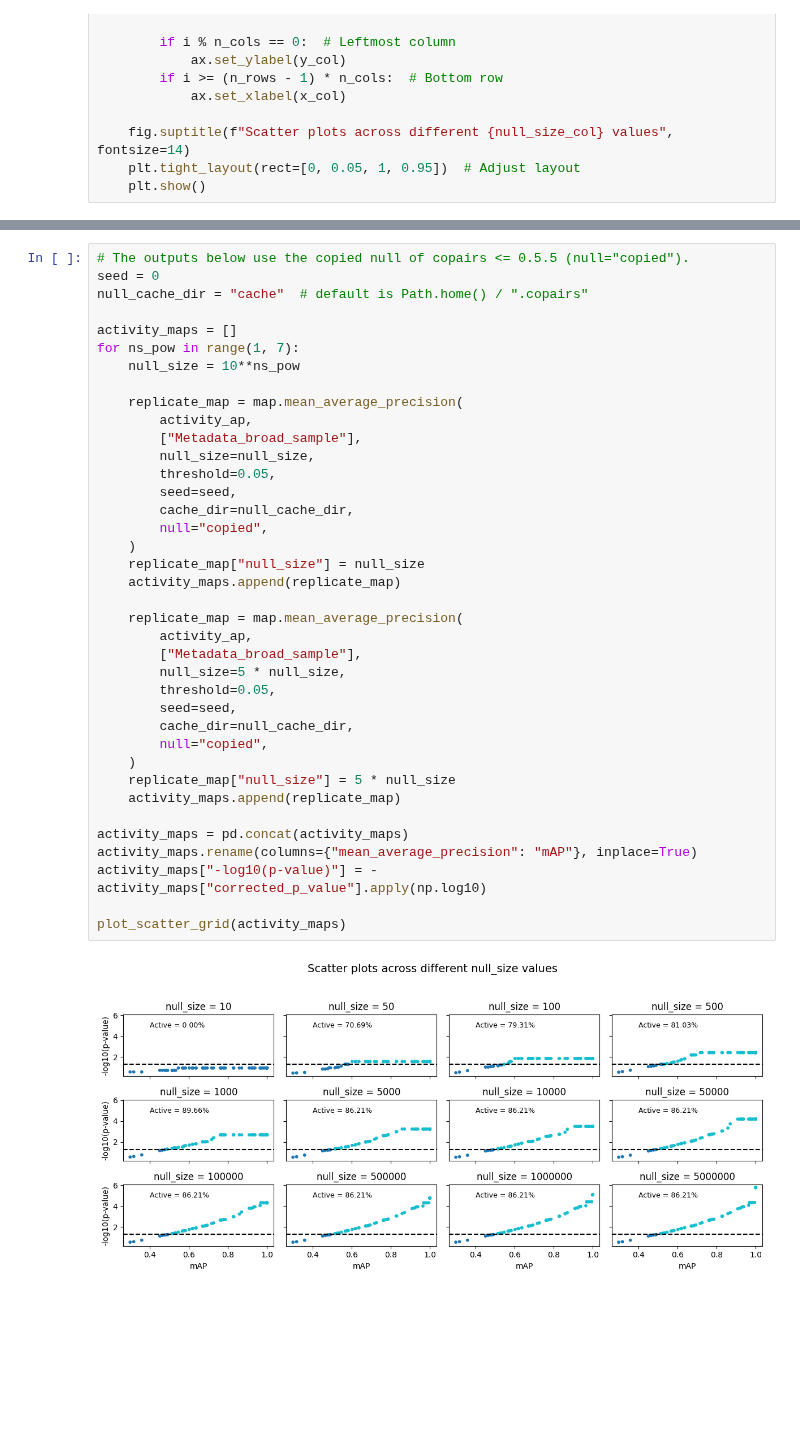
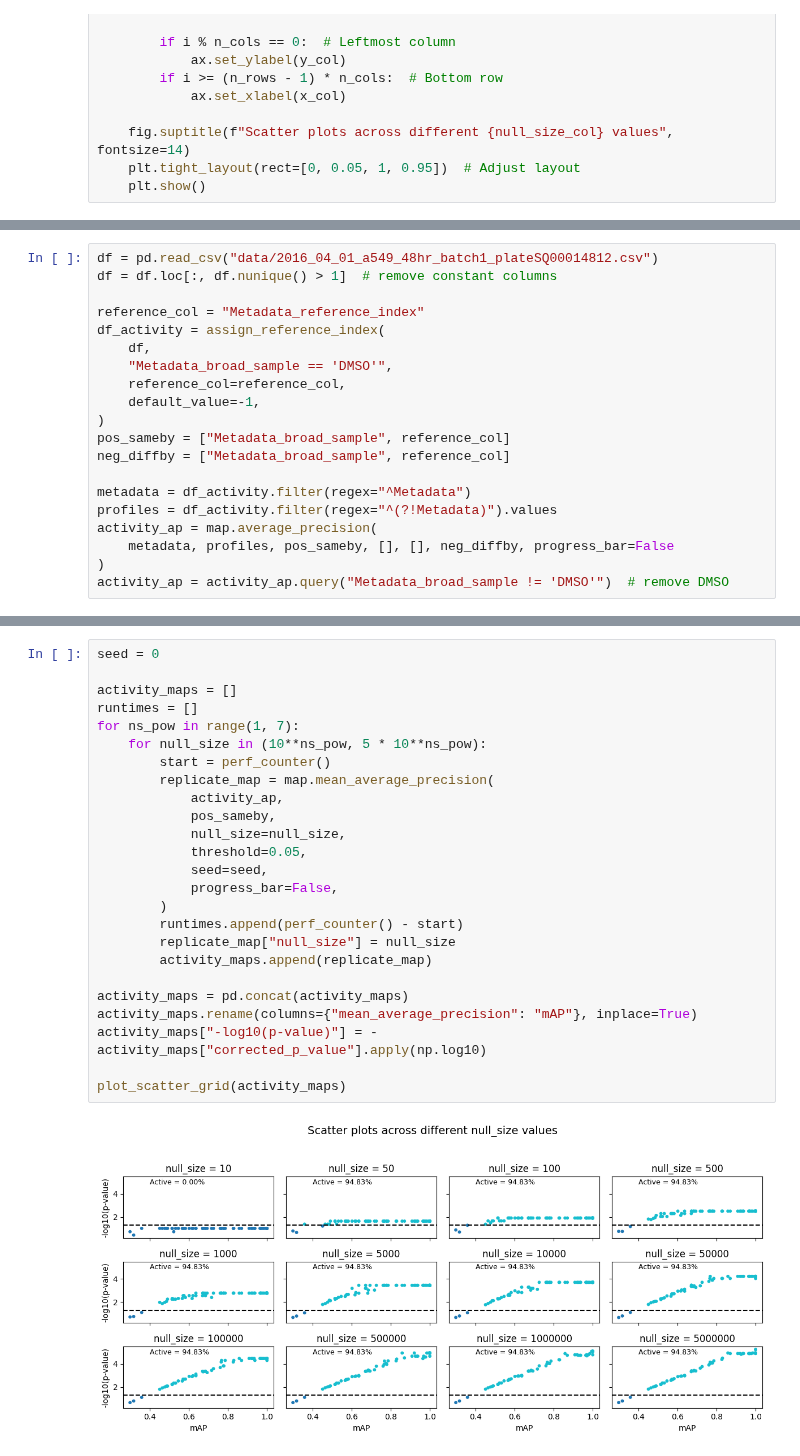
Before and after one commit to cytomining/copairs, a Jupyter notebook: docs/examples/null_size.ipynb, the cells around one changed output, grey strips where cells are left out. Cells and saved outputs as stored; diff of their text form; blank space fills up the shorter version.

```diff
--- a/docs/examples/null_size.ipynb
+++ b/docs/examples/null_size.ipynb
@@ -92,0 +81,20 @@ Let's calculate the complete null size for the example dataset.
+# %%
+df = pd.read_csv("data/2016_04_01_a549_48hr_batch1_plateSQ00014812.csv")
+df = df.loc[:, df.nunique() > 1]  # remove constant columns
+
+reference_col = "Metadata_reference_index"
+df_activity = assign_reference_index(
+    df,
+    "Metadata_broad_sample == 'DMSO'",
+    reference_col=reference_col,
+    default_value=-1,
+)
+pos_sameby = ["Metadata_broad_sample", reference_col]
+neg_diffby = ["Metadata_broad_sample", reference_col]
+
+metadata = df_activity.filter(regex="^Metadata")
+profiles = df_activity.filter(regex="^(?!Metadata)").values
+activity_ap = map.average_precision(
+    metadata, profiles, pos_sameby, [], [], neg_diffby, progress_bar=False
+)
+activity_ap = activity_ap.query("Metadata_broad_sample != 'DMSO'")  # remove DMSO
@@ -124,40 +146,27 @@ We'll also change the location of cached null distributions from user home to a
 # %%
-# The outputs below use the copied null of copairs <= 0.5.5 (null="copied").
 seed = 0
-null_cache_dir = "cache"  # default is Path.home() / ".copairs"
 
 activity_maps = []
+runtimes = []
 for ns_pow in range(1, 7):
-    null_size = 10**ns_pow
-
-    replicate_map = map.mean_average_precision(
-        activity_ap,
-        ["Metadata_broad_sample"],
-        null_size=null_size,
-        threshold=0.05,
-        seed=seed,
-        cache_dir=null_cache_dir,
-        null="copied",
-    )
-    replicate_map["null_size"] = null_size
-    activity_maps.append(replicate_map)
-
-    replicate_map = map.mean_average_precision(
-        activity_ap,
-        ["Metadata_broad_sample"],
-        null_size=5 * null_size,
-        threshold=0.05,
-        seed=seed,
-        cache_dir=null_cache_dir,
-        null="copied",
-    )
-    replicate_map["null_size"] = 5 * null_size
-    activity_maps.append(replicate_map)
+    for null_size in (10**ns_pow, 5 * 10**ns_pow):
+        start = perf_counter()
+        replicate_map = map.mean_average_precision(
+            activity_ap,
+            pos_sameby,
+            null_size=null_size,
+            threshold=0.05,
+            seed=seed,
+            progress_bar=False,
+        )
+        runtimes.append(perf_counter() - start)
+        replicate_map["null_size"] = null_size
+        activity_maps.append(replicate_map)
 
 activity_maps = pd.concat(activity_maps)
 activity_maps.rename(columns={"mean_average_precision": "mAP"}, inplace=True)
 activity_maps["-log10(p-value)"] = -activity_maps["corrected_p_value"].apply(np.log10)
 
 plot_scatter_grid(activity_maps)
 # %% [output]
-[figure, old version]
+[figure, new version]
```
Also changed, not shown: parts of 12 cells of this notebook, 1 other file.
